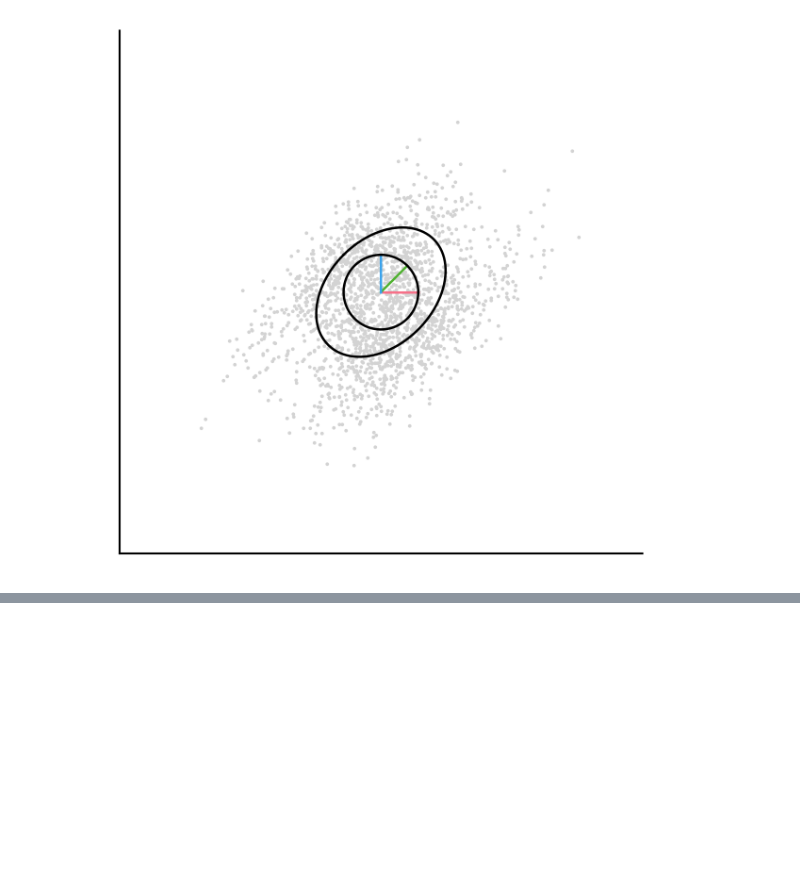
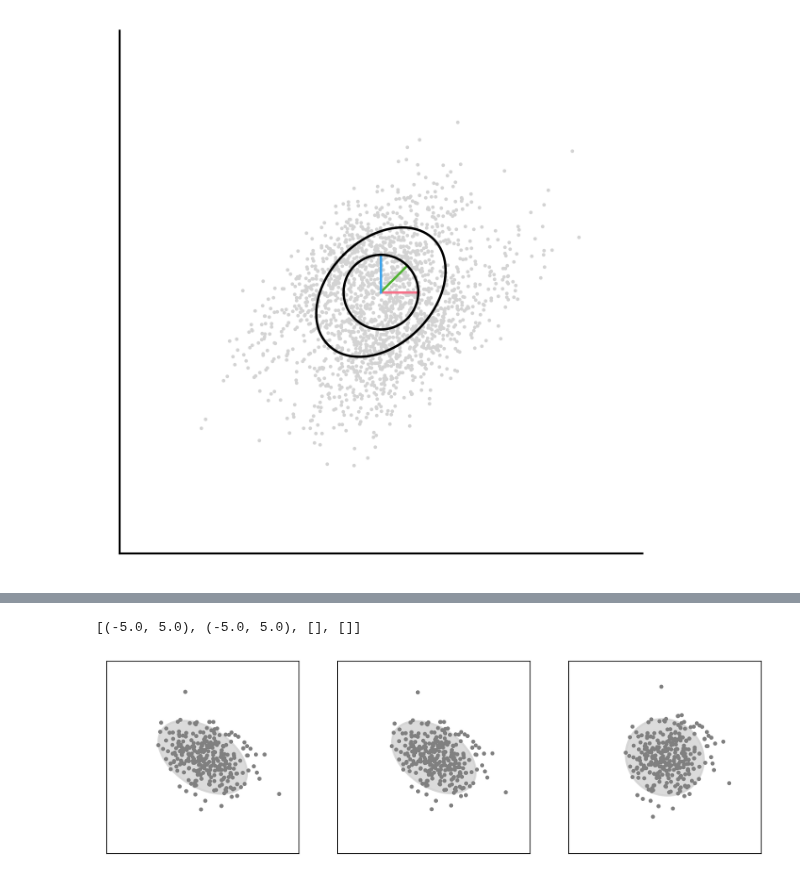
Before and after one commit to lyndond/frame_whitening, a Jupyter notebook: figures/loss_go_down.ipynb, the cells around one changed output, grey strips where cells are left out. Cells and saved outputs as stored; diff of their text form; code cells hidden in the pictures; blank space fills up the shorter version.

```diff
--- a/figures/loss_go_down.ipynb
+++ b/figures/loss_go_down.ipynb
@@ -137,0 +142,54 @@ with sns.plotting_context("paper", font_scale=1):
+# %%
+from matplotlib.patches import Ellipse
+def plot_cov_ellipse(cov: np.ndarray, stdev: float, ax=None, **kwargs):
+    """Plot a solid or outline of ellipse with a given position and covariance."""
+
+    E, V = np.linalg.eigh(cov)
+    if ax is None:
+            ax = plt
+
+    order = E.argsort()[::-1]
+    E, V = E[order], V[:, order]
+    theta = np.degrees(np.arctan2(*V[:, 0][::-1]))
+    # Width and height are "full" widths (diameter), not radius
+    width, height = 2*stdev*np.sqrt(E)
+    ellipse = Ellipse(xy=(0,0), width=width, height=height, angle=theta, **kwargs)
+    ax.add_artist(ellipse)
+# %%
+fig, ax = plt.subplots(1, 3, figsize=(12, 4), sharex='all', sharey='all', dpi=300)
+rng = np.random.default_rng(seed)
+
+n_pts = 300
+data0 = rng.standard_normal((n_pts, 2)) @ cholesky_list[0].T
+data1 = rng.standard_normal((n_pts, 2)) @ cholesky_list[1].T
+data, C, mult = data1, Cxx1, 1
+
+Q = np.linalg.qr(rng.standard_normal((2, 2)))[0]
+
+t_list = np.array((00, 100, 4500)) + mult*n_batch
+M = np.linalg.inv(np.eye(2) + W @ np.diag(g_all[t_list[0]]) @ W.T)
+M1 = np.linalg.inv(np.eye(2) + W @ np.diag(g_all[t_list[1]]) @ W.T)
+M2 = np.linalg.inv(np.eye(2) + W @ np.diag(g_all[t_list[2]]) @ W.T)
+ax[0].scatter(*(data@M).T, color='grey', s=10)
+ax[1].scatter(*(data @ M1).T, color='grey', s=10)
+ax[2].scatter(*(data @ M2).T, color='grey', s=10)
+
+
+plot_cov_ellipse(M@C@M, 2, ax=ax[0], color='lightgrey', linewidth=2, alpha=.8, zorder=-1)
+plot_cov_ellipse(M1@C@M1, 2, ax=ax[1], color='lightgrey', linewidth=2, alpha=.8, zorder=-1)
+plot_cov_ellipse(M2@C@M2, 2, ax=ax[2], color='lightgrey', linewidth=2, alpha=.8, zorder=-1)
+
+lims = (-5, 5)
+ax[0].axis('square')
+ax[0].set(xlim=lims, ylim=lims, xticks=[], yticks=[])
+
+
+ax[1].axis('square')
+ax[1].set(xlim=lims, ylim=lims, xticks=[], yticks=[])
+ax[2].axis('square')
+ax[2].set(xlim=lims, ylim=lims, xticks=[], yticks=[])
+
+# sns.despine()
+# %% [output]
+[(-5.0, 5.0), (-5.0, 5.0), [], []]
+[figure, added]
```
Also changed, not shown: parts of 3 cells of this notebook, 1 other file.
